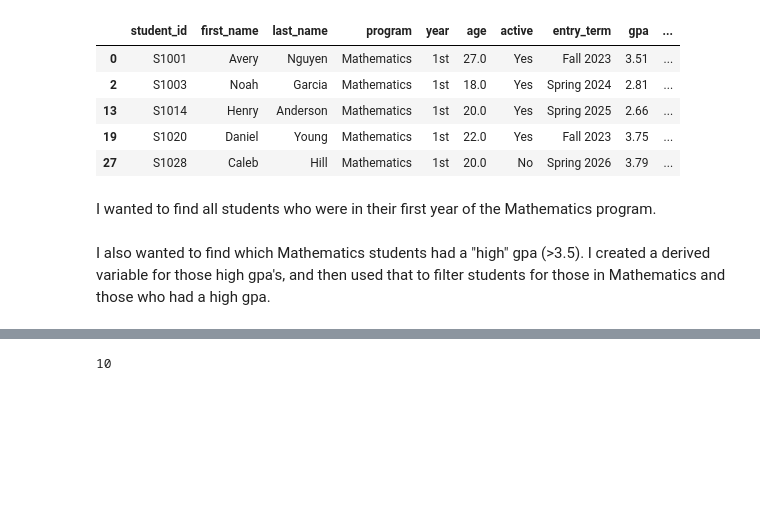
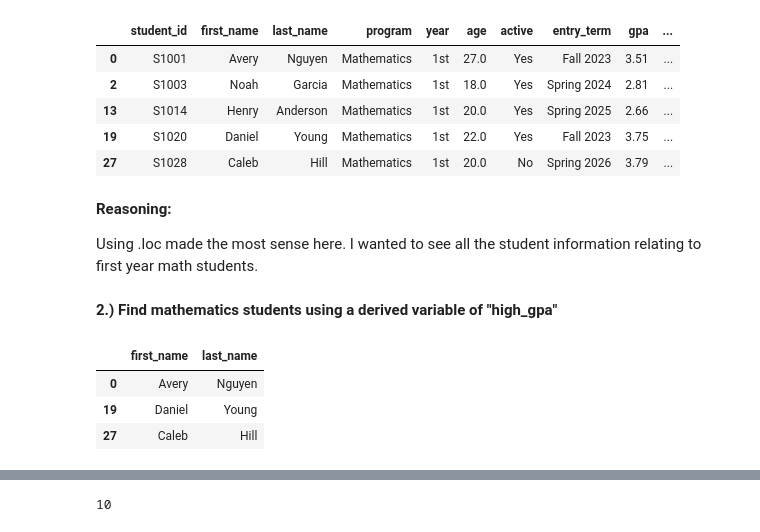
Before and after one commit to lukelowe19/STA556, a Jupyter notebook: notebooks/homework_1.ipynb, the cells around one changed output, grey strips where cells are left out. Cells and saved outputs as stored; diff of their text form; code cells hidden in the pictures; blank space fills up the shorter version.

```diff
--- a/notebooks/homework_1.ipynb
+++ b/notebooks/homework_1.ipynb
@@ -99,16 +110,22 @@ students.loc[
 | 13 | S1014 | Henry | Anderson | Mathematics | 1st | 20.0 | Yes | Spring 2025 | 2.66 | ... |
 | 19 | S1020 | Daniel | Young | Mathematics | 1st | 22.0 | Yes | Fall 2023 | 3.75 | ... |
 | 27 | S1028 | Caleb | Hill | Mathematics | 1st | 20.0 | No | Spring 2026 | 3.79 | ... |
-# %% [markdown]
-I wanted to find all students who were in their first year of the Mathematics program.
+# %% [markdown]
+**Reasoning:**
+
+Using .loc made the most sense here. I wanted to see all the student information relating to first year math students.
+# %% [markdown]
+**2.) Find mathematics students using a derived variable of "high_gpa"**
 # %%
-#2
 students["high_gpa"] = students["gpa"] >= 3.5
 
-High_math_gpa = students.loc[
+high_math_gpa = students.loc[
     (students["program"] == "Mathematics") &
     (students["high_gpa"]),
     ["first_name", "last_name"]]
-#High_math_gpa
+high_math_gpa
+# %% [output]
+|  | first_name | last_name |
+| 0 | Avery | Nguyen |
+| 19 | Daniel | Young |
+| 27 | Caleb | Hill |
-# %% [markdown]
-I also wanted to find which Mathematics students had a "high" gpa (>3.5). I created a derived variable for those high gpa's, and then used that to filter students for those in Mathematics and those who had a high gpa.
```
Also changed, not shown: parts of 33 cells of this notebook, 1 other file.
